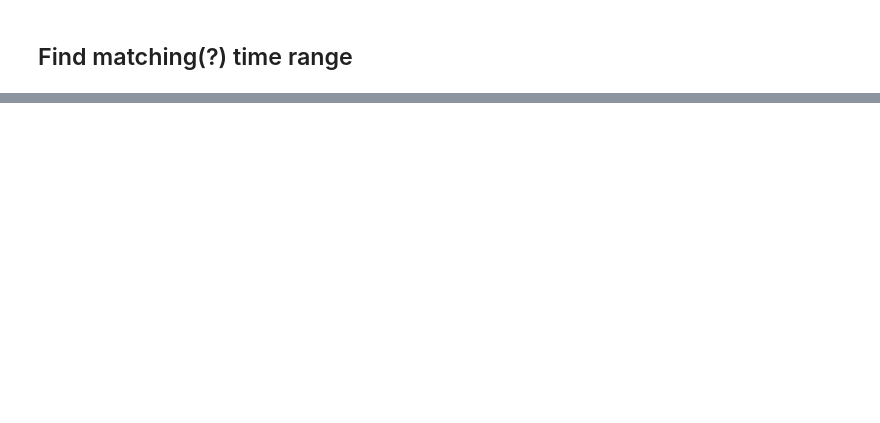
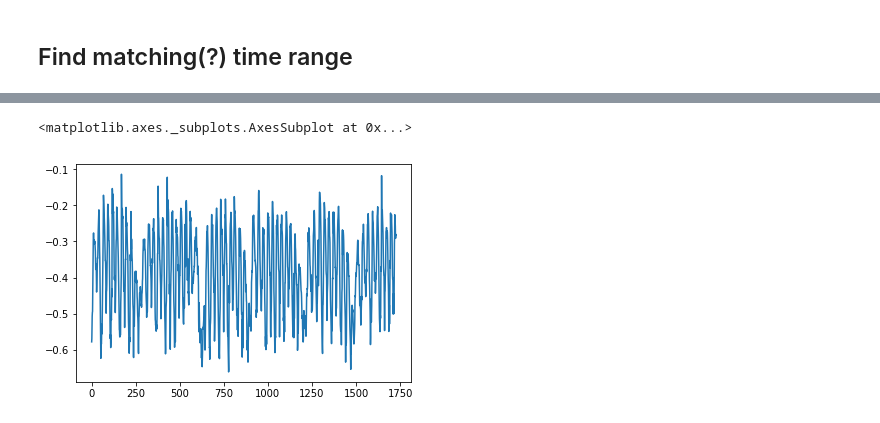
Before and after one commit to kamshee/CIS-PD_Curation, a Jupyter notebook: Correlate Watch Timestamps w MC10.ipynb, the cells around one changed output, grey strips where cells are left out. Saved outputs shown, nothing was run; the diff lists cells and outputs as text; code cells hidden in the pictures; blank space fills up the shorter version.

```diff
--- a/Correlate Watch Timestamps w MC10.ipynb
+++ b/Correlate Watch Timestamps w MC10.ipynb
@@ -183,0 +186,5 @@ lag = np.argmax(correlate(A, B))
+# %%
+Watch['y'].plot()
+# %% [output]
+<matplotlib.axes._subplots.AxesSubplot at 0x...>
+[figure, added]
```
Also changed, not shown: parts of 85 cells of this notebook.
